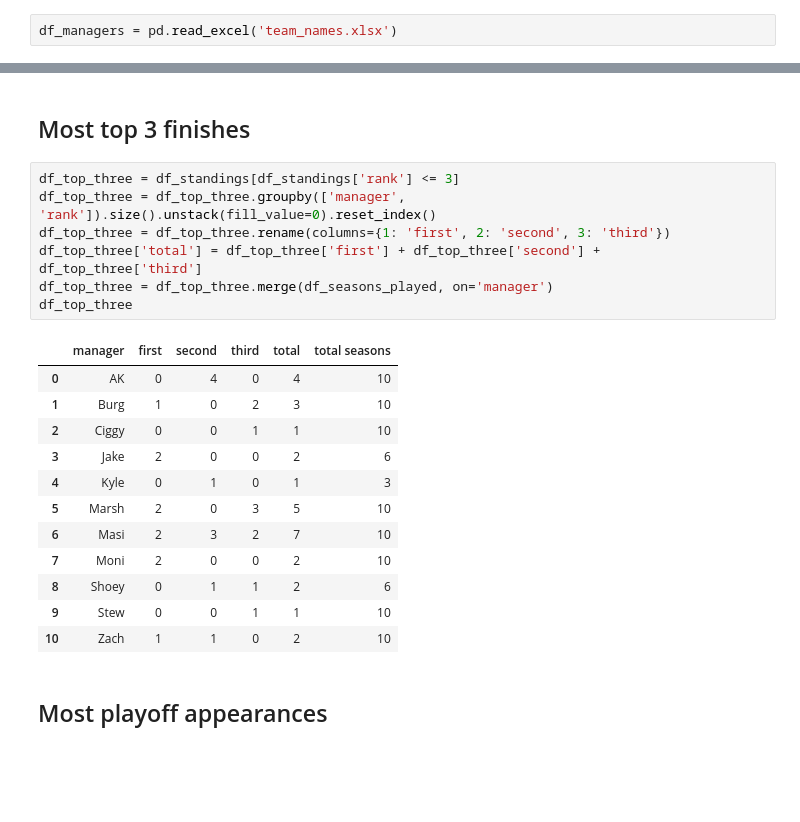
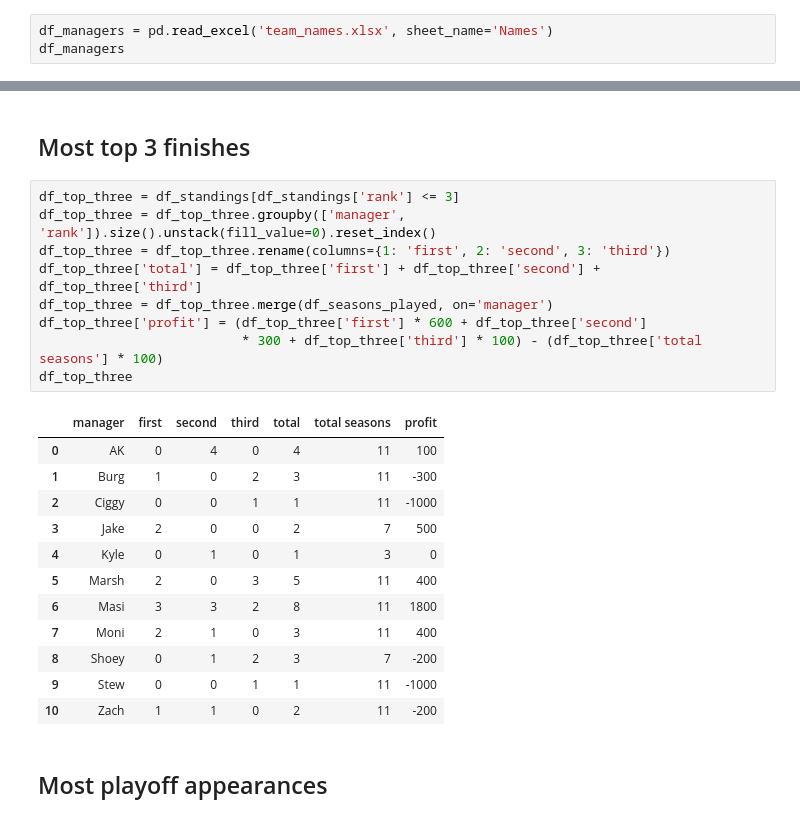
Before and after one commit to msimoni18/mo-chicken, a Jupyter notebook: data/process_data.ipynb, the cells around one changed output, grey strips where cells are left out. Saved outputs shown, nothing was run; the diff lists cells and outputs as text; blank space fills up the shorter version.

Commit message:
updated site for 2024 season

```diff
--- a/data/process_data.ipynb
+++ b/data/process_data.ipynb
@@ -22,4 +22,5 @@ def natural_sort(l):
   for the week where the first round of playoffs occurs.
 - Delete special characters for medals in standings.txt
 # %%
-df_managers = pd.read_excel('team_names.xlsx')
+df_managers = pd.read_excel('team_names.xlsx', sheet_name='Names')
+df_managers
@@ -307,23 +323,25 @@ df_average_rank
 # %%
 df_top_three = df_standings[df_standings['rank'] <= 3]
 df_top_three = df_top_three.groupby(['manager', 'rank']).size().unstack(fill_value=0).reset_index()
 df_top_three = df_top_three.rename(columns={1: 'first', 2: 'second', 3: 'third'})
 df_top_three['total'] = df_top_three['first'] + df_top_three['second'] + df_top_three['third']
 df_top_three = df_top_three.merge(df_seasons_played, on='manager')
+df_top_three['profit'] = (df_top_three['first'] * 600 + df_top_three['second']
+                          * 300 + df_top_three['third'] * 100) - (df_top_three['total seasons'] * 100)
 df_top_three
 # %% [output]
-|  | manager | first | second | third | total | total seasons |
-| 0 | AK | 0 | 4 | 0 | 4 | 10 |
-| 1 | Burg | 1 | 0 | 2 | 3 | 10 |
-| 2 | Ciggy | 0 | 0 | 1 | 1 | 10 |
-| 3 | Jake | 2 | 0 | 0 | 2 | 6 |
-| 4 | Kyle | 0 | 1 | 0 | 1 | 3 |
-| 5 | Marsh | 2 | 0 | 3 | 5 | 10 |
-| 6 | Masi | 2 | 3 | 2 | 7 | 10 |
-| 7 | Moni | 2 | 0 | 0 | 2 | 10 |
-| 8 | Shoey | 0 | 1 | 1 | 2 | 6 |
-| 9 | Stew | 0 | 0 | 1 | 1 | 10 |
-| 10 | Zach | 1 | 1 | 0 | 2 | 10 |
+|  | manager | first | second | third | total | total seasons | profit |
+| 0 | AK | 0 | 4 | 0 | 4 | 11 | 100 |
+| 1 | Burg | 1 | 0 | 2 | 3 | 11 | -300 |
+| 2 | Ciggy | 0 | 0 | 1 | 1 | 11 | -1000 |
+| 3 | Jake | 2 | 0 | 0 | 2 | 7 | 500 |
+| 4 | Kyle | 0 | 1 | 0 | 1 | 3 | 0 |
+| 5 | Marsh | 2 | 0 | 3 | 5 | 11 | 400 |
+| 6 | Masi | 3 | 3 | 2 | 8 | 11 | 1800 |
+| 7 | Moni | 2 | 1 | 0 | 3 | 11 | 400 |
+| 8 | Shoey | 0 | 1 | 2 | 3 | 7 | -200 |
+| 9 | Stew | 0 | 0 | 1 | 1 | 11 | -1000 |
+| 10 | Zach | 1 | 1 | 0 | 2 | 11 | -200 |
 # %% [markdown]
 ## Most playoff appearances
 # %%
```
Also changed, not shown: parts of 10 cells of this notebook, 24 other files.
